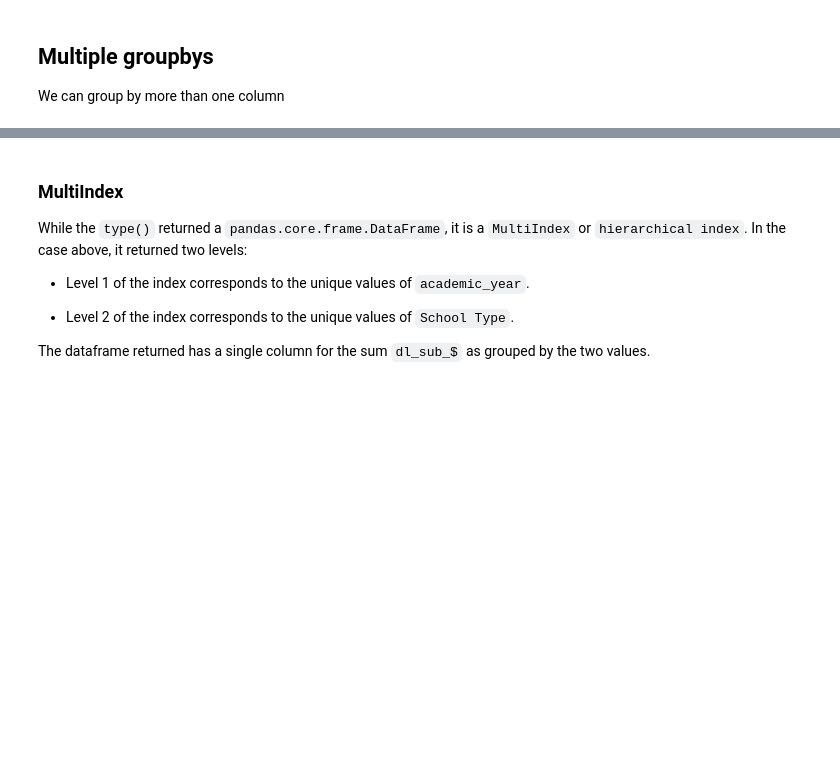
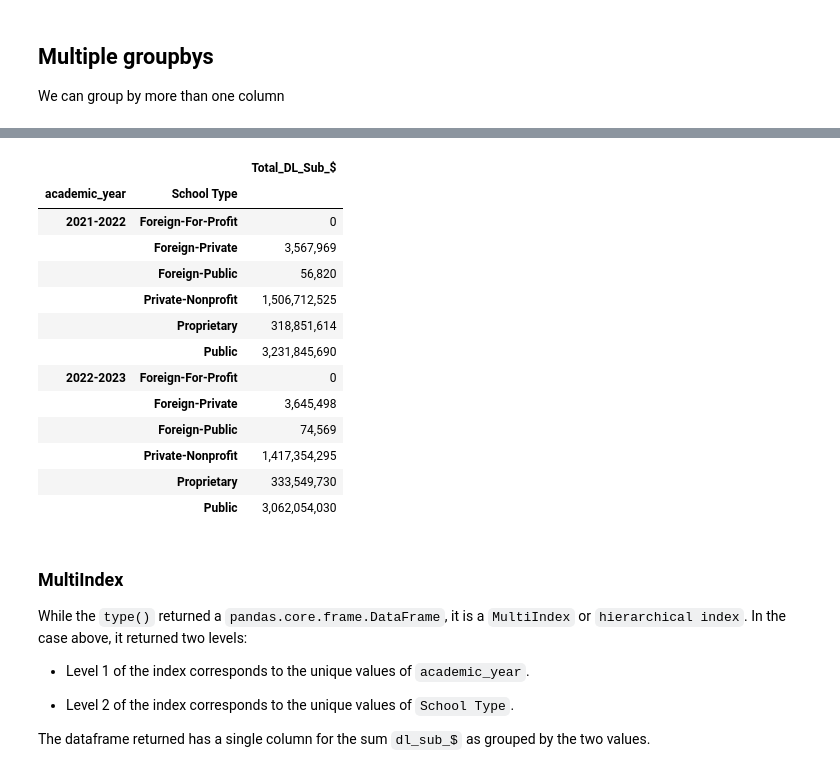
Before and after one commit to sashalcohen/CLASS-NOTES, a Jupyter notebook: wk08-groupby-analysis-SASHA.ipynb, the cells around one changed output, grey strips where cells are left out. Saved outputs shown, nothing was run; the diff lists cells and outputs as text; code cells hidden in the pictures; blank space fills up the shorter version.

```diff
--- a/wk08-groupby-analysis-SASHA.ipynb
+++ b/wk08-groupby-analysis-SASHA.ipynb
@@ -246,5 +283,21 @@ We can group by more than one column
 # %%
-## type of object?
+## flip previous with academic year and school type
+df.groupby(["academic_year", "School Type"])["dl_sub_$"].sum().to_frame("Total_DL_Sub_$")
+# %% [output]
+|  |  | Total_DL_Sub_$ |
+| academic_year | School Type |  |
+| 2021-2022 | Foreign-For-Profit | 0 |
+|  | Foreign-Private | 3,567,969 |
+|  | Foreign-Public | 56,820 |
+|  | Private-Nonprofit | 1,506,712,525 |
+|  | Proprietary | 318,851,614 |
+|  | Public | 3,231,845,690 |
+| 2022-2023 | Foreign-For-Profit | 0 |
+|  | Foreign-Private | 3,645,498 |
+|  | Foreign-Public | 74,569 |
+|  | Private-Nonprofit | 1,417,354,295 |
+|  | Proprietary | 333,549,730 |
+|  | Public | 3,062,054,030 |
 # %% [markdown]
 ### MultiIndex
 
```
Also changed, not shown: parts of 9 cells of this notebook.
